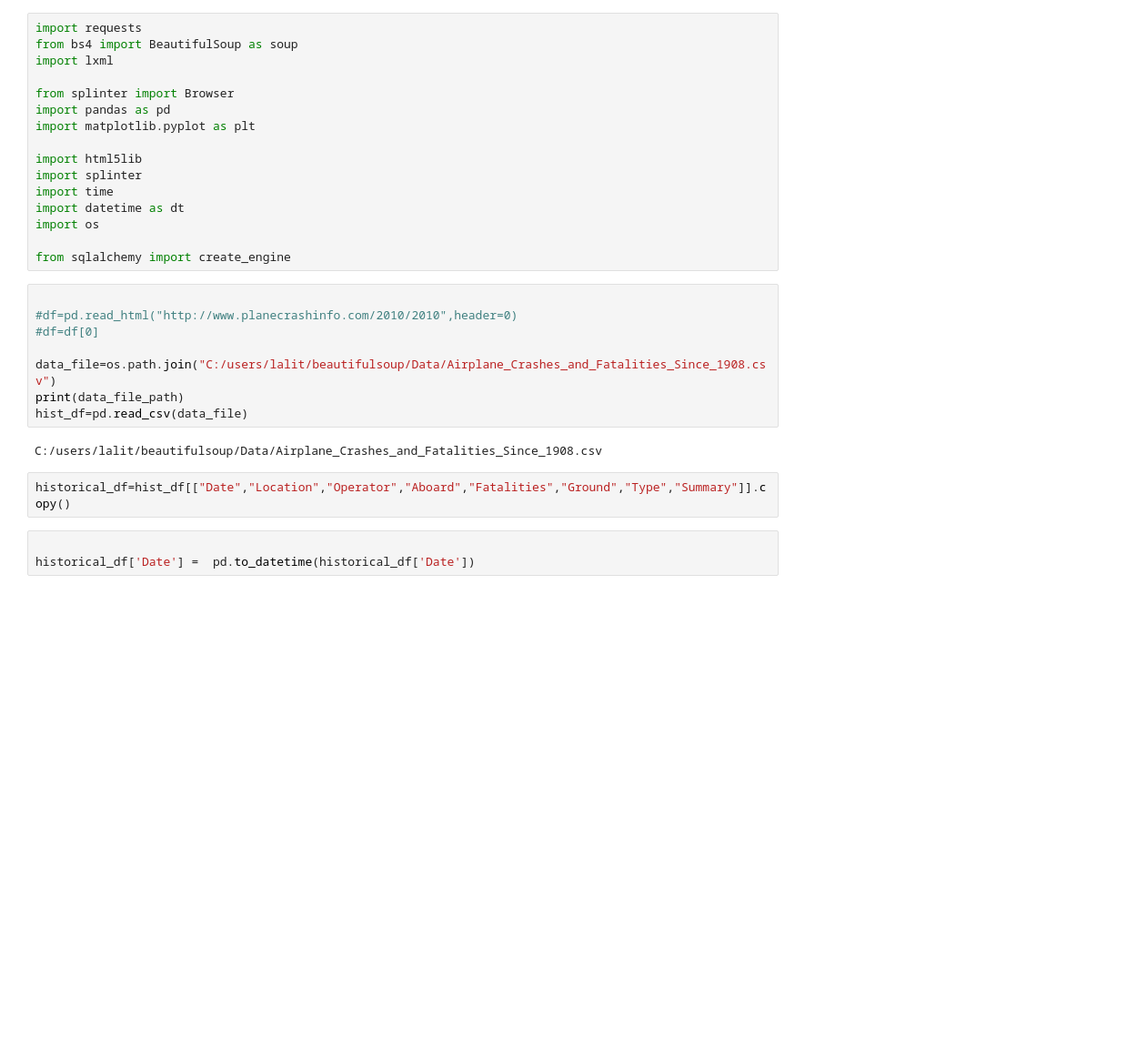
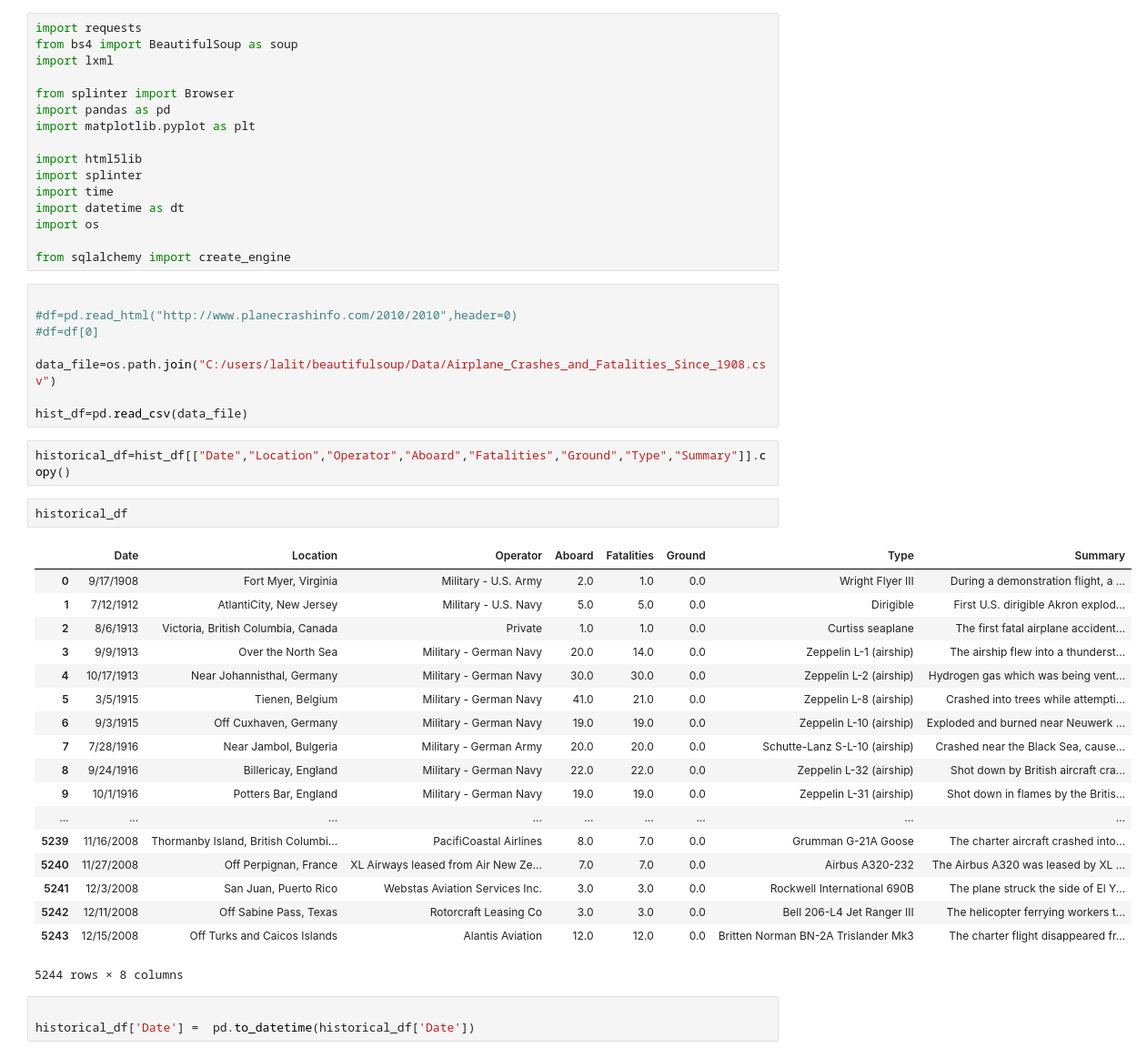
Before and after one commit to LVijayaraghavan/Aviation_Accidents, a Jupyter notebook: aviation_webscraping.ipynb, the cells around one changed output. Shown at 91% size. Cells and saved outputs as stored; diff of their text form; blank space fills up the shorter version.

```diff
--- a/aviation_webscraping.ipynb
+++ b/aviation_webscraping.ipynb
@@ -20,12 +20,31 @@ from sqlalchemy import create_engine
 #df=df[0]
 
 data_file=os.path.join("C:/users/lalit/beautifulsoup/Data/Airplane_Crashes_and_Fatalities_Since_1908.csv")
-print(data_file_path)
+
 hist_df=pd.read_csv(data_file)
-# %% [output]
-C:/users/lalit/beautifulsoup/Data/Airplane_Crashes_and_Fatalities_Since_1908.csv
 # %%
 historical_df=hist_df[["Date","Location","Operator","Aboard","Fatalities","Ground","Type","Summary"]].copy()
+# %%
+historical_df
+# %% [output]
+|  | Date | Location | Operator | Aboard | Fatalities | Ground | Type | Summary |
+| 0 | 9/17/1908 | Fort Myer, Virginia | Military - U.S. Army | 2.0 | 1.0 | 0.0 | Wright Flyer III | During a demonstration flight, a ... |
+| 1 | 7/12/1912 | AtlantiCity, New Jersey | Military - U.S. Navy | 5.0 | 5.0 | 0.0 | Dirigible | First U.S. dirigible Akron explod... |
+| 2 | 8/6/1913 | Victoria, British Columbia, Canada | Private | 1.0 | 1.0 | 0.0 | Curtiss seaplane | The first fatal airplane accident... |
+| 3 | 9/9/1913 | Over the North Sea | Military - German Navy | 20.0 | 14.0 | 0.0 | Zeppelin L-1 (airship) | The airship flew into a thunderst... |
+| 4 | 10/17/1913 | Near Johannisthal, Germany | Military - German Navy | 30.0 | 30.0 | 0.0 | Zeppelin L-2 (airship) | Hydrogen gas which was being vent... |
+| 5 | 3/5/1915 | Tienen, Belgium | Military - German Navy | 41.0 | 21.0 | 0.0 | Zeppelin L-8 (airship) | Crashed into trees while attempti... |
+| 6 | 9/3/1915 | Off Cuxhaven, Germany | Military - German Navy | 19.0 | 19.0 | 0.0 | Zeppelin L-10 (airship) | Exploded and burned near Neuwerk ... |
+| 7 | 7/28/1916 | Near Jambol, Bulgeria | Military - German Army | 20.0 | 20.0 | 0.0 | Schutte-Lanz S-L-10 (airship) | Crashed near the Black Sea, cause... |
+| 8 | 9/24/1916 | Billericay, England | Military - German Navy | 22.0 | 22.0 | 0.0 | Zeppelin L-32 (airship) | Shot down by British aircraft cra... |
+| 9 | 10/1/1916 | Potters Bar, England | Military - German Navy | 19.0 | 19.0 | 0.0 | Zeppelin L-31 (airship) | Shot down in flames by the Britis... |
+| ... | ... | ... | ... | ... | ... | ... | ... | ... |
+| 5239 | 11/16/2008 | Thormanby Island, British Columbi... | PacifiCoastal Airlines | 8.0 | 7.0 | 0.0 | Grumman G-21A Goose | The charter aircraft crashed into... |
+| 5240 | 11/27/2008 | Off Perpignan, France | XL Airways leased from Air New Ze... | 7.0 | 7.0 | 0.0 | Airbus A320-232 | The Airbus A320 was leased by XL ... |
+| 5241 | 12/3/2008 | San Juan, Puerto Rico | Webstas Aviation Services Inc. | 3.0 | 3.0 | 0.0 | Rockwell International 690B | The plane struck the side of El Y... |
+| 5242 | 12/11/2008 | Off Sabine Pass, Texas | Rotorcraft Leasing Co | 3.0 | 3.0 | 0.0 | Bell 206-L4 Jet Ranger III | The helicopter ferrying workers t... |
+| 5243 | 12/15/2008 | Off Turks and Caicos Islands | Alantis Aviation | 12.0 | 12.0 | 0.0 | Britten Norman BN-2A Trislander Mk3 | The charter flight disappeared fr... |
+5244 rows × 8 columns
 # %%
 
 historical_df['Date'] =  pd.to_datetime(historical_df['Date'])
```
Also changed, not shown: parts of 15 cells of this notebook.
